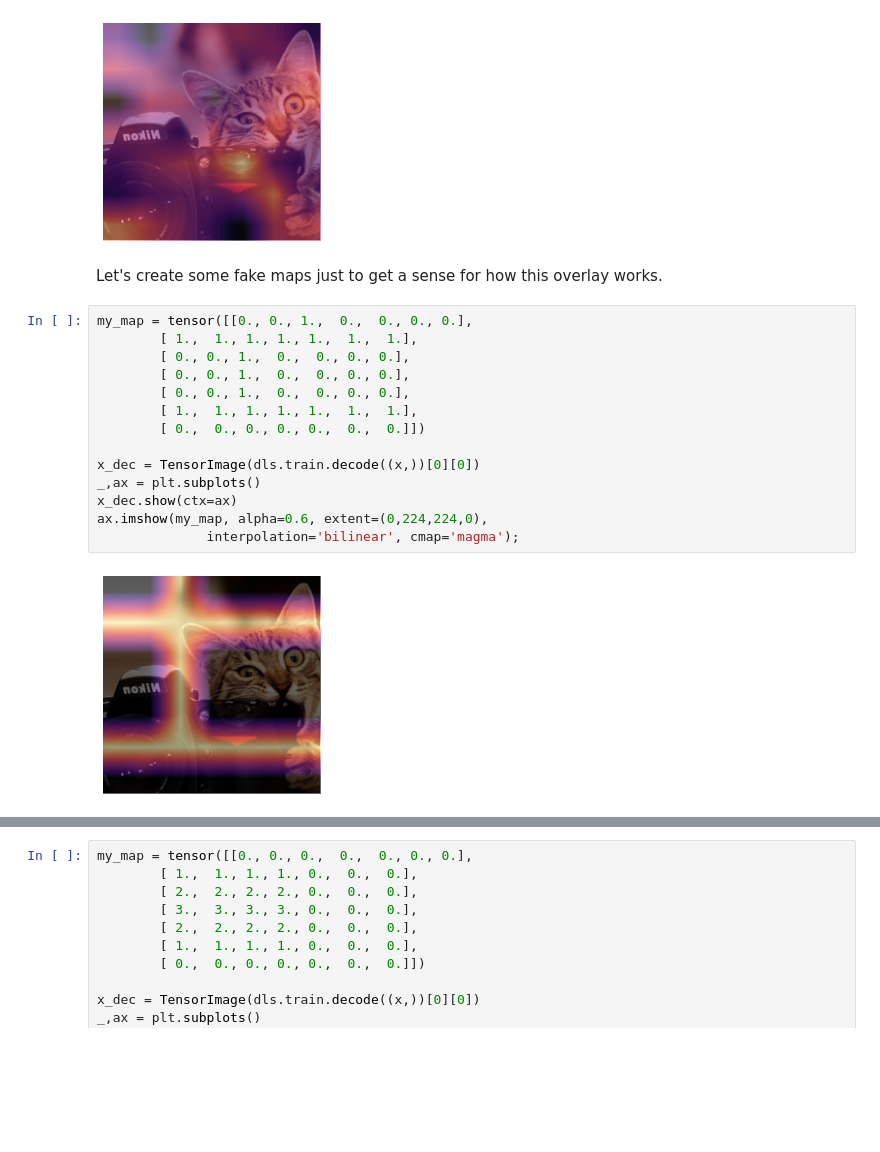
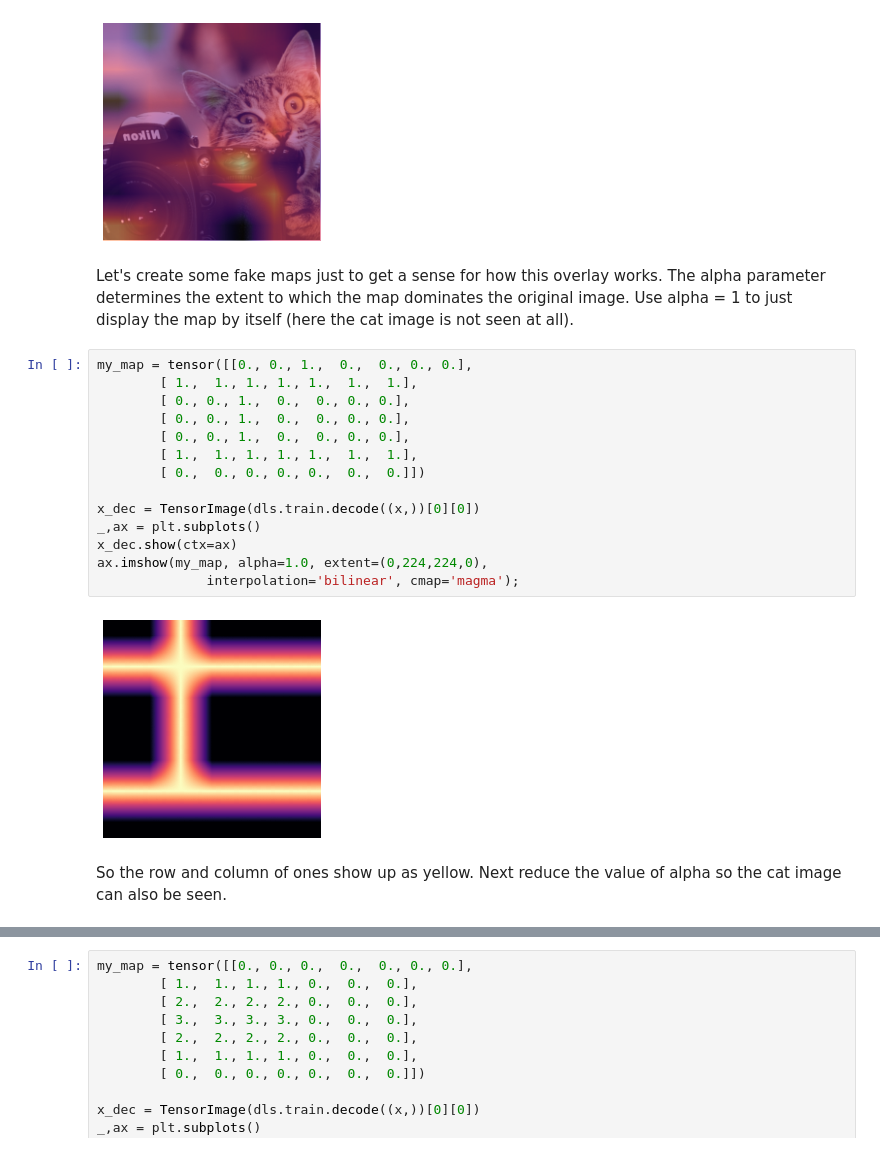
Before and after one commit to nasheqlbrm/blog, a Jupyter notebook: _notebooks/2021-10-25-image-embeddings.ipynb, the cells around one changed output, grey strips where cells are left out. Saved outputs shown, nothing was run; the diff lists cells and outputs as text; blank space fills up the shorter version.

```diff
--- a/_notebooks/2021-10-25-image-embeddings.ipynb
+++ b/_notebooks/2021-10-25-image-embeddings.ipynb
@@ -257,20 +258,22 @@ ax.imshow(rand_cmap.detach().cpu(), alpha=0.6, extent=(0,224,224,0),
 # %% [output]
 [figure]
 # %% [markdown]
-Let's create some fake maps just to get a sense for how this overlay works.
+Let's create some fake maps just to get a sense for how this overlay works. The alpha parameter determines the extent to which the map dominates the original image. Use alpha = 1 to just display the map by itself (here the cat image is not seen at all).
 # %%
 my_map = tensor([[0., 0., 1.,  0.,  0., 0., 0.],
         [ 1.,  1., 1., 1., 1.,  1.,  1.],
         [ 0., 0., 1.,  0.,  0., 0., 0.],
         [ 0., 0., 1.,  0.,  0., 0., 0.],
         [ 0., 0., 1.,  0.,  0., 0., 0.],
         [ 1.,  1., 1., 1., 1.,  1.,  1.],
         [ 0.,  0., 0., 0., 0.,  0.,  0.]])
 
 x_dec = TensorImage(dls.train.decode((x,))[0][0])
 _,ax = plt.subplots()
 x_dec.show(ctx=ax)
-ax.imshow(my_map, alpha=0.6, extent=(0,224,224,0),
+ax.imshow(my_map, alpha=1.0, extent=(0,224,224,0),
               interpolation='bilinear', cmap='magma');
 # %% [output]
-[figure, old version]
+[figure, new version]
+# %% [markdown]
+So the row and column of ones show up as yellow. Next reduce the value of alpha so the cat image can also be seen.
```
Also changed, not shown: parts of 5 cells of this notebook.
